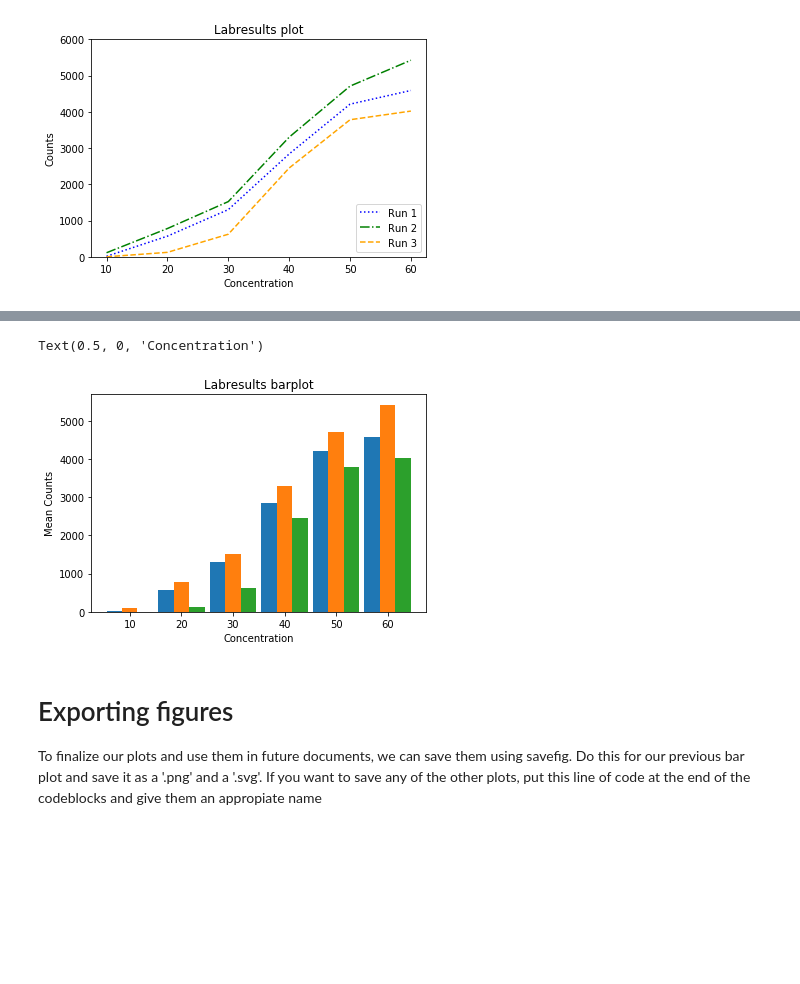
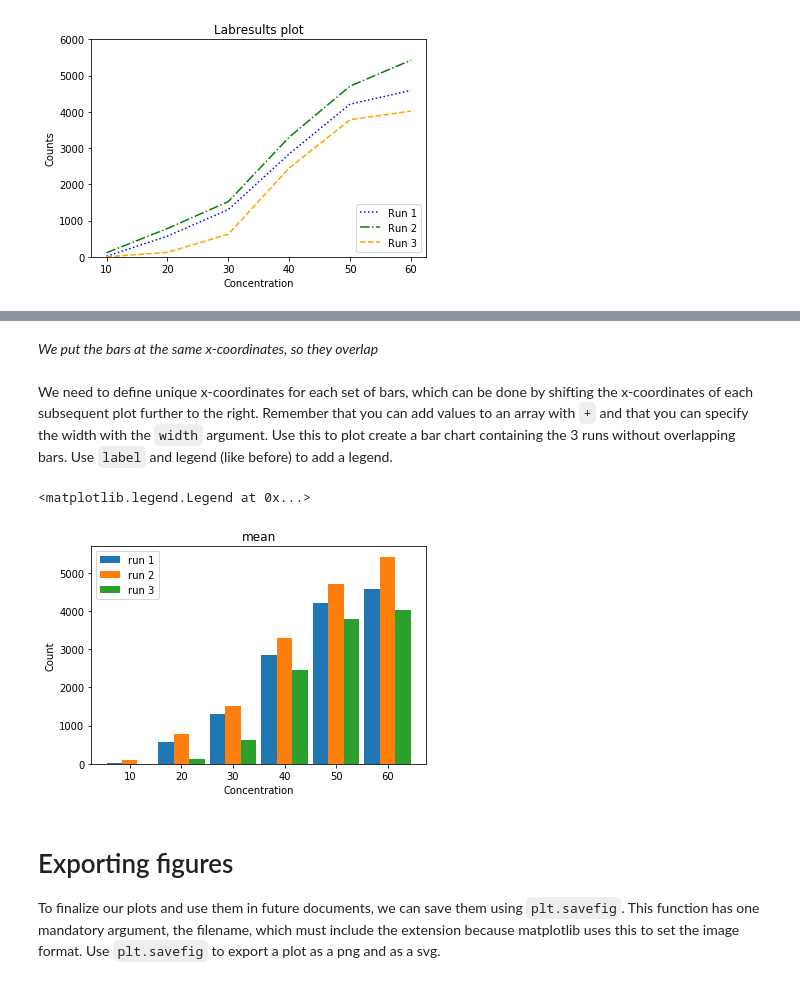
Before and after one commit to lacdr-tox/basic-programming-in-drug-discovery, a Jupyter notebook: python/exercises/2. Basic Plotting.ipynb, the cells around one changed output, grey strips where cells are left out. Saved outputs shown, nothing was run; the diff lists cells and outputs as text; code cells hidden in the pictures; blank space fills up the shorter version.

```diff
--- a/python/exercises/2. Basic Plotting.ipynb
+++ b/python/exercises/2. Basic Plotting.ipynb
@@ -256,19 +311,23 @@ For our last bar plot, we want multiple bars per concentration, displaying the c
+# %% [markdown]
+*We put the bars at the same x-coordinates, so they overlap*
+# %% [markdown]
+We need to define unique x-coordinates for each set of bars, which can be done by shifting the x-coordinates of each subsequent plot further to the right. Remember that you can add values to an array with `+` and that you can specify the width with the `width` argument. Use this to plot create a bar chart containing the 3 runs without overlapping bars. Use `label` and legend (like before) to add a legend.
 # %%
 w = 3
-plt.bar(conc_unique-w,counts[:6], w, label='Run 1', yerr=counts_std)
-plt.bar(conc_unique,counts[6:12], w, label='Run 2', yerr=counts_std)
-plt.bar(conc_unique+w,counts[12:], w, label='Run 3', yerr=counts_std)
-plt.title('Labresults barplot')
-plt.ylabel('Mean Counts')
-plt.xlabel('Concentration')
+fig = plt.figure()
+ax = plt.gca()
+ax.bar(conc_unique-w,counts_r1,width=w,label='run 1')
+ax.bar(conc_unique,counts_r2,width=w,label='run 2')
+ax.bar(conc_unique+w,counts_r3,width=w,label='run 3')
+ax.set(title='mean',xlabel='Concentration',ylabel='Count');
+ax.legend()
 # %% [output]
-Text(0.5, 0, 'Concentration')
+<matplotlib.legend.Legend at 0x...>
-[figure, old version]
+[figure, new version]
 # %% [markdown]
 # Exporting figures
 
-To finalize our plots and use them in future documents, we can save them using savefig. Do this for our previous bar plot and save it as a '.png' and a '.svg'.
-If you want to save any of the other plots, put this line of code at the end of the codeblocks and give them an appropiate name
+To finalize our plots and use them in future documents, we can save them using `plt.savefig`. This function has one mandatory argument, the filename, which must include the extension because matplotlib uses this to set the image format. Use `plt.savefig` to export a plot as a png and as a svg.
 # %%
 fig = plt.figure(figsize=(6,4))
 ax = plt.gca()
```
Also changed, not shown: parts of 28 cells of this notebook.
